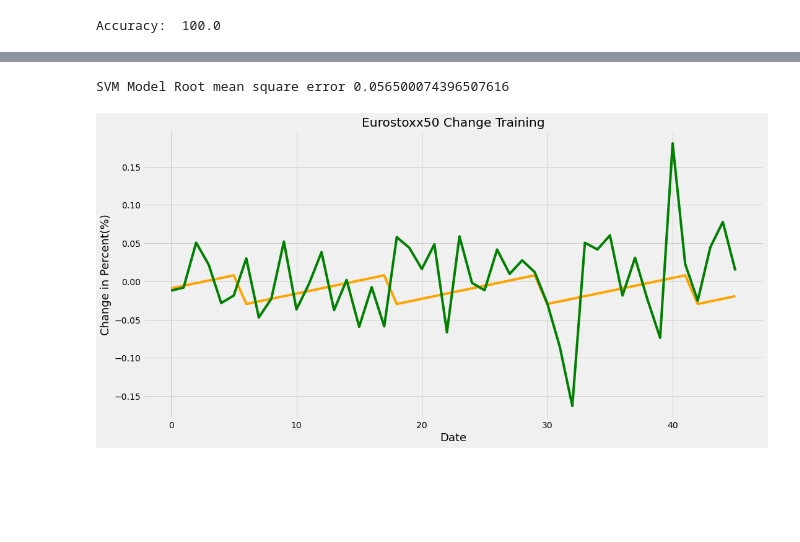
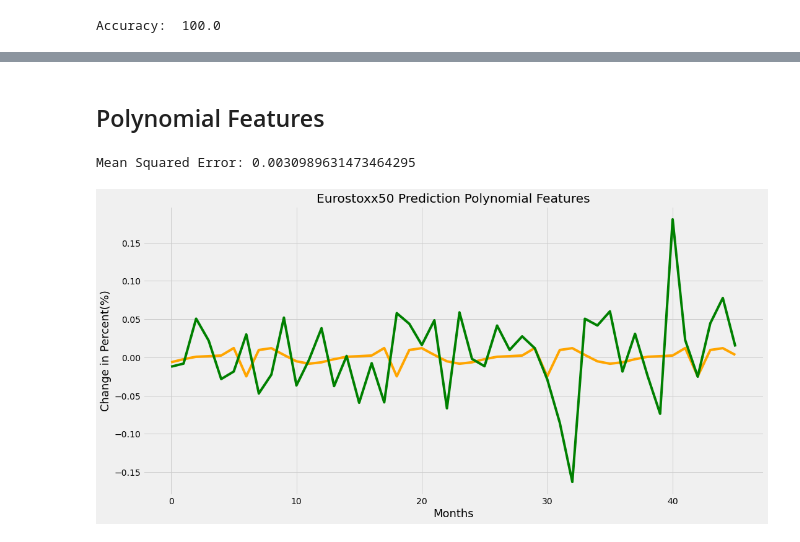
Before and after one commit to vglsimon/PredictReturn, a Jupyter notebook: PredictReturn.ipynb, the cells around one changed output, grey strips where cells are left out. Cells and saved outputs as stored; diff of their text form; code cells hidden in the pictures; blank space fills up the shorter version.

```diff
--- a/PredictReturn.ipynb
+++ b/PredictReturn.ipynb
@@ -217,0 +183,5 @@ y_svm_pred=svm_model.predict(X_test)
+# %%
+RFmodel = RandomForestRegressor()
+RFmodel.fit(X_train,y_train)
+confRF = RFmodel.score(X_test,testing)
+confRF
@@ -217,0 +194,12 @@ y_svm_pred=svm_model.predict(X_test)
+# %%
+# Estmate pyolnomial splines
+from sklearn.preprocessing import PolynomialFeatures
+from sklearn.pipeline import Pipeline
+
+polynomial_features = PolynomialFeatures(degree=5, include_bias=False)
+linear_regression = LinearRegression()
+pipeline = Pipeline([("polynomial_features", polynomial_features),
+                         ("linear_regression", linear_regression)])
+
+pipeline.fit(X_train, y_train)
+y_pred_poly = pipeline.predict(X_test)
@@ -225,0 +217,9 @@ Linear Model Root mean square error 0.05373722688995431
+# %%
+plt.figure(figsize=(16,8))
+plt.title('EU50 Prediction Linear Regression')
+plt.plot(y_pred, color = 'orange')
+plt.plot(testing, color = 'green')
+plt.xlabel('Month',fontsize=18)
+plt.ylabel('Change in Percent(%)',fontsize=18)
+plt.style.use('fivethirtyeight')
+plt.show()
@@ -225,0 +235,9 @@ Linear Model Root mean square error 0.05373722688995431
+# %%
+plt.figure(figsize=(16,8))
+plt.title('EU50 Prediction KNN')
+plt.plot(y_knn_pred, color = 'orange')
+plt.plot(testing, color = 'green')
+plt.xlabel('Month',fontsize=18)
+plt.ylabel('Change in Percent(%)',fontsize=18)
+plt.style.use('fivethirtyeight')
+plt.show()
@@ -253,16 +282,17 @@ plt.show()
-# %%
-svm_mse=math.sqrt(mean_squared_error(testing,y_svm_pred))
-print('SVM Model Root mean square error',svm_mse)
-# %% [output]
-SVM Model Root mean square error 0.056500074396507616
+# %% [markdown]
+## Polynomial Features
+# %%
+print("Mean Squared Error:", mean_squared_error(testing, y_pred_poly))
+# %% [output]
+Mean Squared Error: 0.0030989631473464295
 # %%
 plt.figure(figsize=(16,8))
-plt.title('Eurostoxx50 Change Training')
-plt.plot(y_svm_pred, color = 'orange')
+plt.title('Eurostoxx50 Prediction Polynomial Features')
+plt.plot(y_pred_poly, color = 'orange')
 plt.plot(testing, color = 'green')
-plt.xlabel('Date',fontsize=18)
+plt.xlabel('Months',fontsize=18)
 plt.ylabel('Change in Percent(%)',fontsize=18)
 plt.style.use('fivethirtyeight')
 plt.show()
 # %% [output]
-[figure, old version]
+[figure, new version]
```
Also changed, not shown: parts of 63 cells of this notebook.
